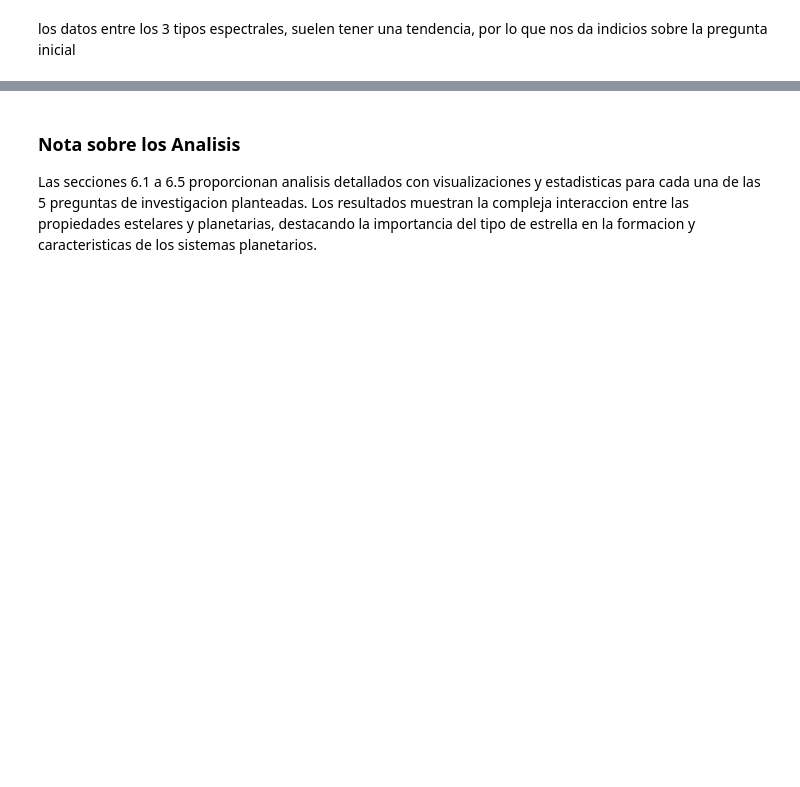
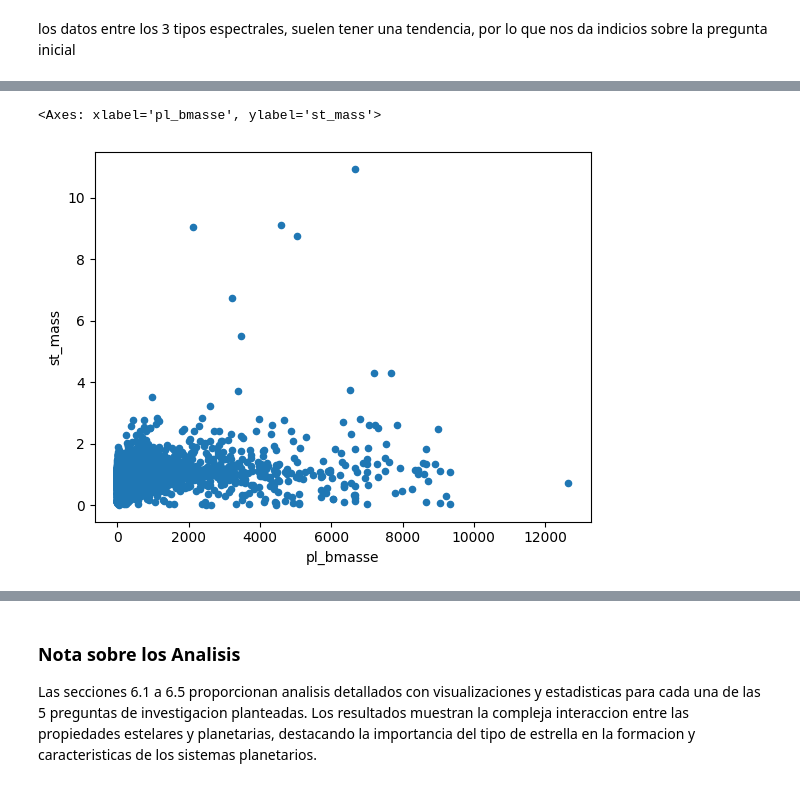
Before and after one commit to DaniFantasy/Proyecto-ciencia-de-datos, a Jupyter notebook: Preguntas/Exoplanet_EDA_Notebook.ipynb, the cells around one changed output, grey strips where cells are left out. Saved outputs shown, nothing was run; the diff lists cells and outputs as text; code cells hidden in the pictures; blank space fills up the shorter version.

```diff
--- a/Preguntas/Exoplanet_EDA_Notebook.ipynb
+++ b/Preguntas/Exoplanet_EDA_Notebook.ipynb
@@ -494,0 +111,29 @@ Masa planetaria máxima observada por clase espectral:
+# %%
+import pandas as pd
+import os
+
+archivo = os.path.join('Data', 'datosdaniel.csv')
+
+df = pd.read_csv(archivo, on_bad_lines='skip', skiprows=70)
+# %%
+eliminar = ['pl_controv_flag', 'pl_orbper', 'pl_orbpererr1',
+       'pl_orbpererr2', 'pl_orbperlim', 'pl_orbsmax', 'pl_orbsmaxerr1',
+       'pl_orbsmaxerr2', 'pl_orbsmaxlim', 'pl_radeerr1',
+       'pl_radeerr2', 'pl_radelim', 'pl_radj', 'pl_radjerr1', 'pl_radjerr2',
+       'pl_radjlim','pl_bmasseerr1', 'pl_bmasseerr2',
+       'pl_bmasselim','pl_bmassjerr1', 'pl_bmassjerr2',
+       'pl_bmassjlim', 'pl_bmassprov', 'pl_orbeccen', 'pl_orbeccenerr1',
+       'pl_orbeccenerr2', 'pl_orbeccenlim', 'pl_insol', 'pl_insolerr1',
+       'pl_insolerr2', 'pl_insollim', 'pl_eqt', 'pl_eqterr1', 'pl_eqterr2',
+       'pl_eqtlim','st_tefferr1', 'st_tefferr2',
+       'st_tefflim','st_raderr1', 'st_raderr2', 'st_radlim', 'st_masserr1', 'st_masserr2', 'st_masslim', 'st_met',
+       'st_meterr1', 'st_meterr2', 'st_metlim', 'st_metratio', 'st_logg',
+       'st_loggerr1', 'st_loggerr2', 'st_logglim']
+df.drop(eliminar, axis=1, inplace=True)
+
+# Se eliminaran la mayoria de columnas, dejando lo esencial y de ser necesaria mas informacion, se volvera hacia atras manteniendo
+# La informacion recolectada hasta el momento
+# %%
+masa = pd.concat([df['pl_bmasse'], df['pl_bmassj'], df['st_mass']], axis=1, ignore_index=False)
+masa
+# Concadenamos las columnas que nos interesan
@@ -494,0 +154,6 @@ Masa planetaria máxima observada por clase espectral:
+# %%
+masa.plot(x='pl_bmasse', y='st_mass', kind='scatter')
+# Grafico con datos crudos
+# %% [output]
+<Axes: xlabel='pl_bmasse', ylabel='st_mass'>
+[figure, added]
```
Also changed, not shown: parts of 40 cells of this notebook, 1 other file.
